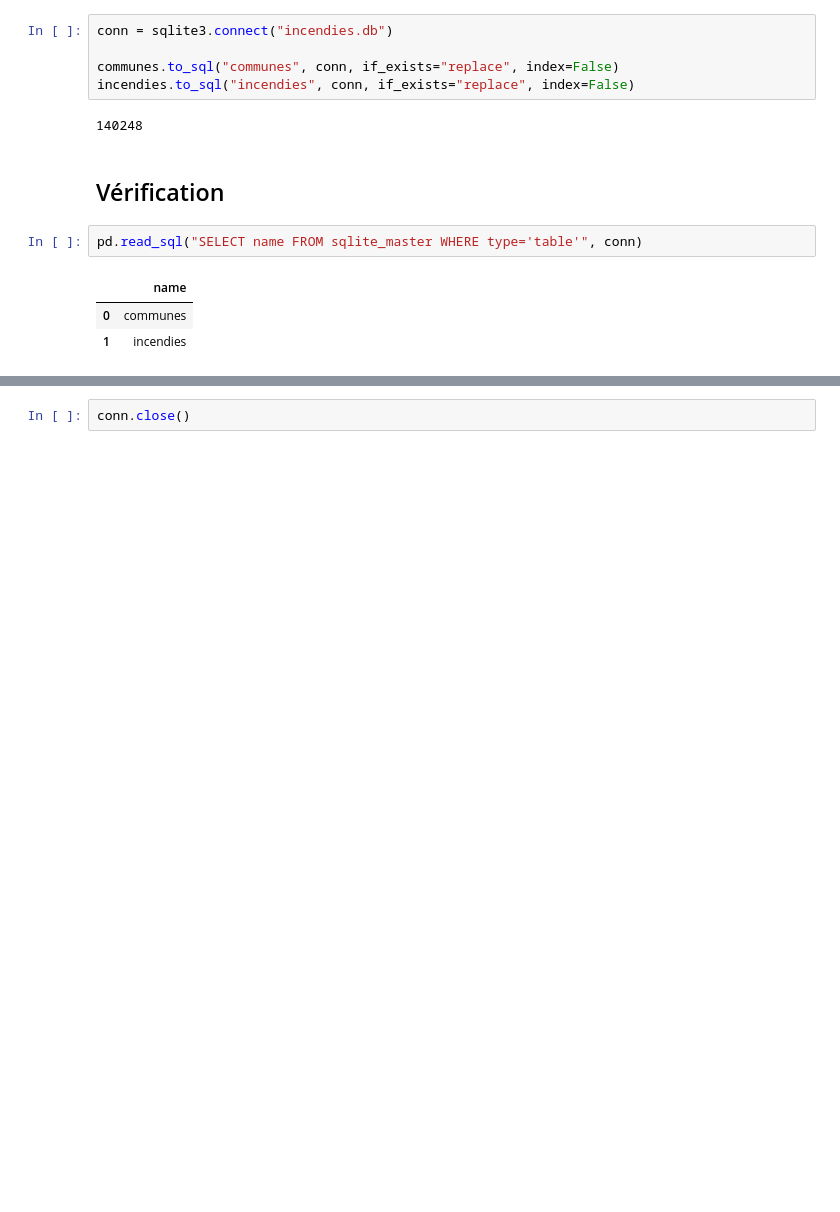
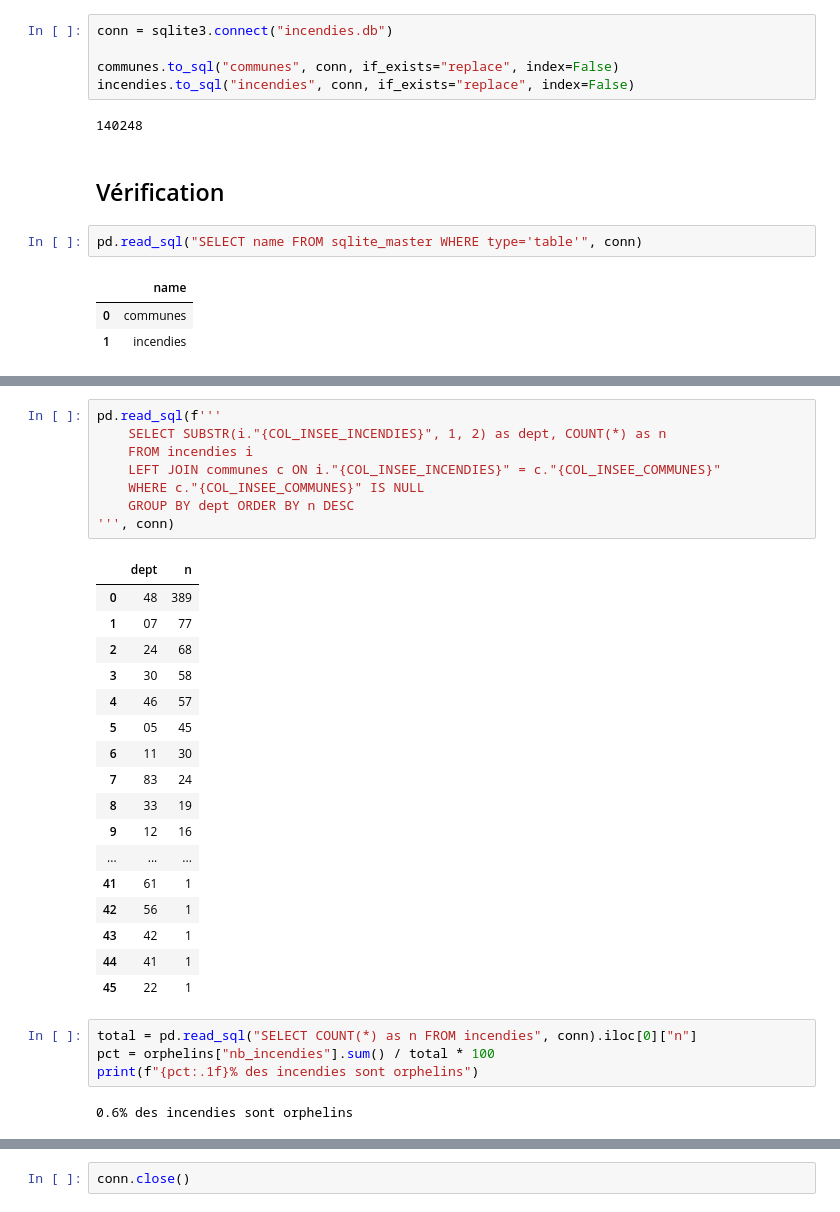
Before and after one commit to ines-lorquet/terre-vent-feu-eau-data, a Jupyter notebook: creation_base_sql.ipynb, the cells around one changed output, grey strips where cells are left out. Saved outputs shown, nothing was run; the diff lists cells and outputs as text; blank space fills up the shorter version.

```diff
--- a/creation_base_sql.ipynb
+++ b/creation_base_sql.ipynb
@@ -114,0 +181,32 @@ pd.read_sql(query, conn)
+# %%
+pd.read_sql(f'''
+    SELECT SUBSTR(i."{COL_INSEE_INCENDIES}", 1, 2) as dept, COUNT(*) as n
+    FROM incendies i
+    LEFT JOIN communes c ON i."{COL_INSEE_INCENDIES}" = c."{COL_INSEE_COMMUNES}"
+    WHERE c."{COL_INSEE_COMMUNES}" IS NULL
+    GROUP BY dept ORDER BY n DESC
+''', conn)
+# %% [output]
+|  | dept | n |
+| 0 | 48 | 389 |
+| 1 | 07 | 77 |
+| 2 | 24 | 68 |
+| 3 | 30 | 58 |
+| 4 | 46 | 57 |
+| 5 | 05 | 45 |
+| 6 | 11 | 30 |
+| 7 | 83 | 24 |
+| 8 | 33 | 19 |
+| 9 | 12 | 16 |
+| ... | ... | ... |
+| 41 | 61 | 1 |
+| 42 | 56 | 1 |
+| 43 | 42 | 1 |
+| 44 | 41 | 1 |
+| 45 | 22 | 1 |
+# %%
+total = pd.read_sql("SELECT COUNT(*) as n FROM incendies", conn).iloc[0]["n"]
+pct = orphelins["nb_incendies"].sum() / total * 100
+print(f"{pct:.1f}% des incendies sont orphelins")
+# %% [output]
+0.6% des incendies sont orphelins
```
Also changed, not shown: parts of 8 cells of this notebook, 9 other files.
